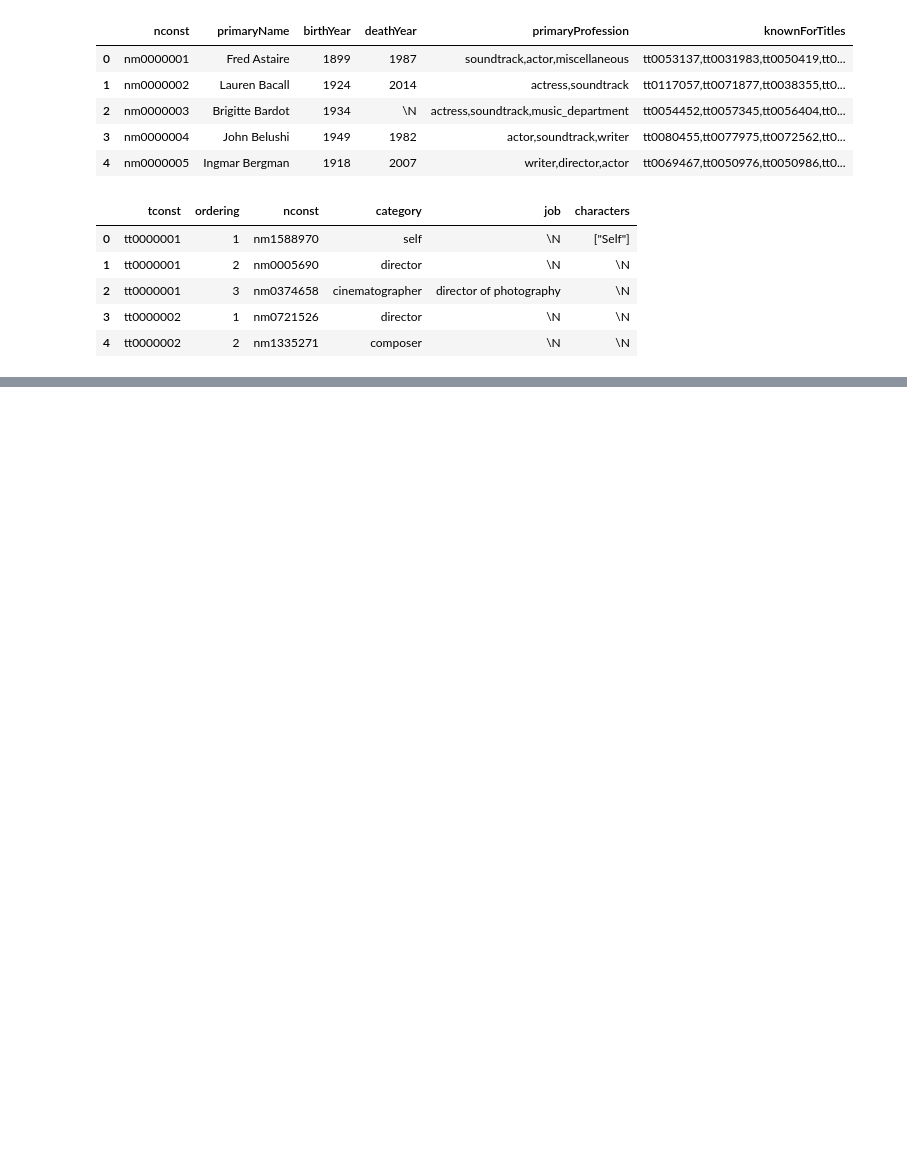
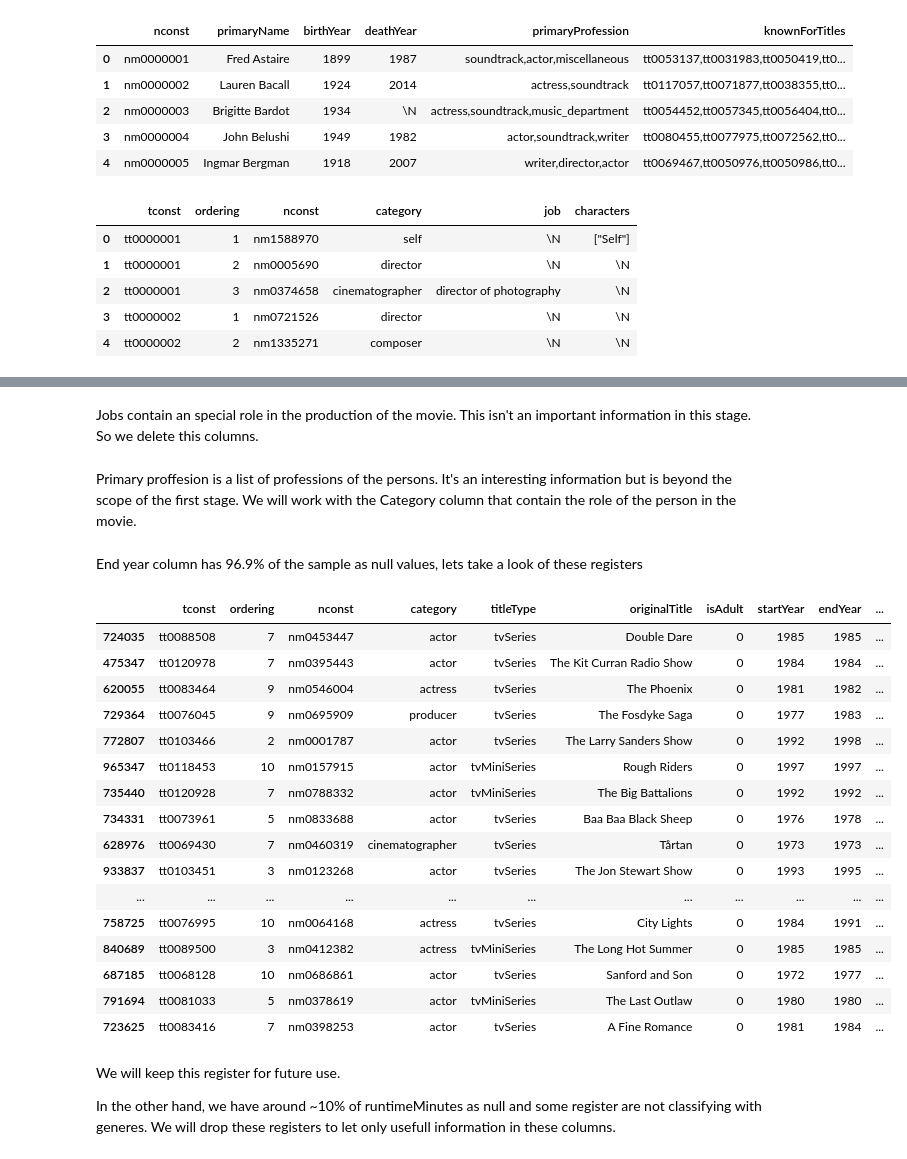
Before and after one commit to datacloudgui/Data_Exploration_1M_Movies, a Jupyter notebook: 1M_Movies_Data_exploration.ipynb, the cells around one changed output, grey strips where cells are left out. Drawn from its saved outputs; the diff is of its cells as text; code cells hidden in the pictures; blank space fills up the shorter version.

Commit message:
Clean data and select columns of interest

```diff
--- a/1M_Movies_Data_exploration.ipynb
+++ b/1M_Movies_Data_exploration.ipynb
@@ -100,0 +97,2 @@ exploratorio feature...
+# %%
+df = df.drop(['characters','primaryTitle'], axis=1)
@@ -100,0 +119,2 @@ exploratorio feature...
+# %%
+df = df.replace("\\N", np.nan)
@@ -100,0 +172,34 @@ exploratorio feature...
+# %% [markdown]
+Jobs contain an special role in the production of the movie. This isn't an important information in this stage. So we delete this columns.
+# %%
+df = df.drop(['job'], axis=1)
+# %% [markdown]
+Primary proffesion is a list of professions of the persons. It's an interesting information but is beyond the scope of the first stage. We will work with the Category column that contain the role of the person in the movie.
+# %%
+df = df.drop(['primaryProfession'], axis=1)
+# %% [markdown]
+End year column has 96.9% of the sample as null values, lets take a look of these registers
+# %%
+df[df['endYear'].notnull()]
+# %% [output]
+|  | tconst | ordering | nconst | category | titleType | originalTitle | isAdult | startYear | endYear | ... |
+| 724035 | tt0088508 | 7 | nm0453447 | actor | tvSeries | Double Dare | 0 | 1985 | 1985 | ... |
+| 475347 | tt0120978 | 7 | nm0395443 | actor | tvSeries | The Kit Curran Radio Show | 0 | 1984 | 1984 | ... |
+| 620055 | tt0083464 | 9 | nm0546004 | actress | tvSeries | The Phoenix | 0 | 1981 | 1982 | ... |
+| 729364 | tt0076045 | 9 | nm0695909 | producer | tvSeries | The Fosdyke Saga | 0 | 1977 | 1983 | ... |
+| 772807 | tt0103466 | 2 | nm0001787 | actor | tvSeries | The Larry Sanders Show | 0 | 1992 | 1998 | ... |
+| 965347 | tt0118453 | 10 | nm0157915 | actor | tvMiniSeries | Rough Riders | 0 | 1997 | 1997 | ... |
+| 735440 | tt0120928 | 7 | nm0788332 | actor | tvMiniSeries | The Big Battalions | 0 | 1992 | 1992 | ... |
+| 734331 | tt0073961 | 5 | nm0833688 | actor | tvSeries | Baa Baa Black Sheep | 0 | 1976 | 1978 | ... |
+| 628976 | tt0069430 | 7 | nm0460319 | cinematographer | tvSeries | Tårtan | 0 | 1973 | 1973 | ... |
+| 933837 | tt0103451 | 3 | nm0123268 | actor | tvSeries | The Jon Stewart Show | 0 | 1993 | 1995 | ... |
+| ... | ... | ... | ... | ... | ... | ... | ... | ... | ... | ... |
+| 758725 | tt0076995 | 10 | nm0064168 | actress | tvSeries | City Lights | 0 | 1984 | 1991 | ... |
+| 840689 | tt0089500 | 3 | nm0412382 | actress | tvMiniSeries | The Long Hot Summer | 0 | 1985 | 1985 | ... |
+| 687185 | tt0068128 | 10 | nm0686861 | actor | tvSeries | Sanford and Son | 0 | 1972 | 1977 | ... |
+| 791694 | tt0081033 | 5 | nm0378619 | actor | tvMiniSeries | The Last Outlaw | 0 | 1980 | 1980 | ... |
+| 723625 | tt0083416 | 7 | nm0398253 | actor | tvSeries | A Fine Romance | 0 | 1981 | 1984 | ... |
+# %% [markdown]
+We will keep this register for future use.
+
+In the other hand, we have around ~10% of runtimeMinutes as null and some register are not classifying with generes. We will drop these registers to let only usefull information in these columns.
```
Also changed, not shown: parts of 36 cells of this notebook.
